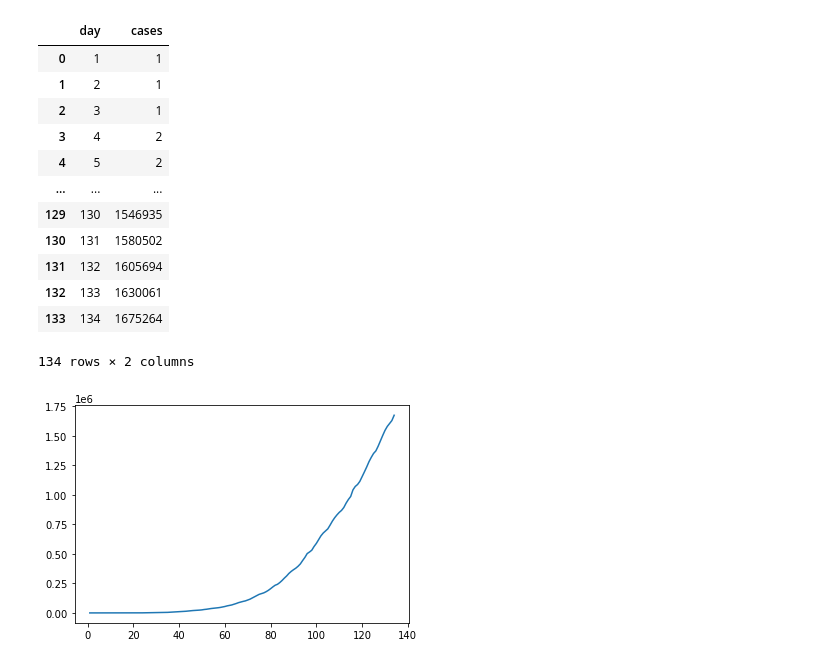
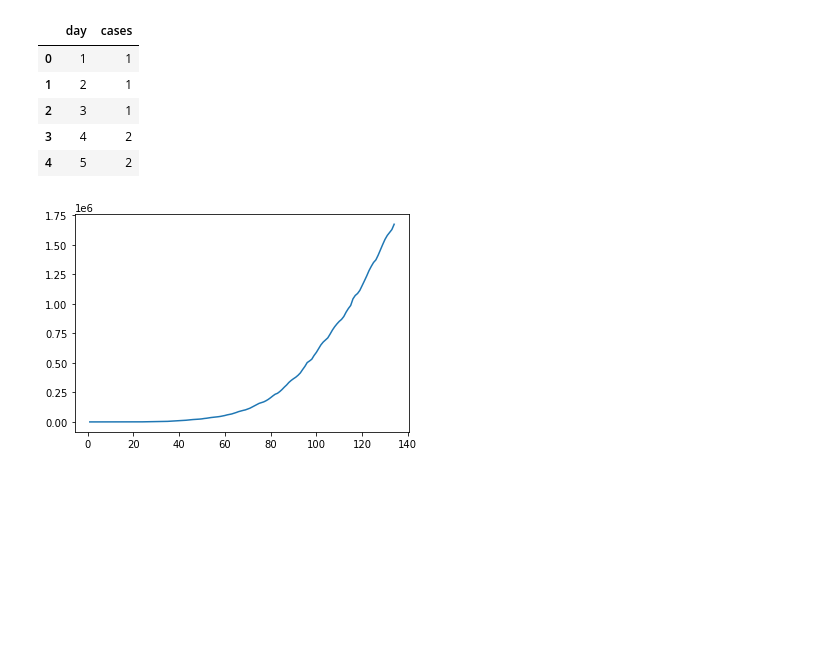
Before and after one commit to PedroOno/ms960, a Jupyter notebook: Projeto 1.ipynb, the cells around one changed output. Cells and saved outputs as stored; diff of their text form; code cells hidden in the pictures; blank space fills up the shorter version.

```diff
--- a/Projeto 1.ipynb
+++ b/Projeto 1.ipynb
@@ -5,21 +7,14 @@ import matplotlib.pyplot as plt
 # %%
 df = pd.read_csv("casesBrazil.csv")
 # %%
-df
+df.head()
 # %% [output]
 |  | day | cases |
 | 0 | 1 | 1 |
 | 1 | 2 | 1 |
 | 2 | 3 | 1 |
 | 3 | 4 | 2 |
 | 4 | 5 | 2 |
-| ... | ... | ... |
-| 129 | 130 | 1546935 |
-| 130 | 131 | 1580502 |
-| 131 | 132 | 1605694 |
-| 132 | 133 | 1630061 |
-| 133 | 134 | 1675264 |
-134 rows × 2 columns
 # %%
 plt.plot(df['day'], df['cases'])
 plt.show()
```
Also changed, not shown: parts of 44 cells of this notebook, 3 other files.
